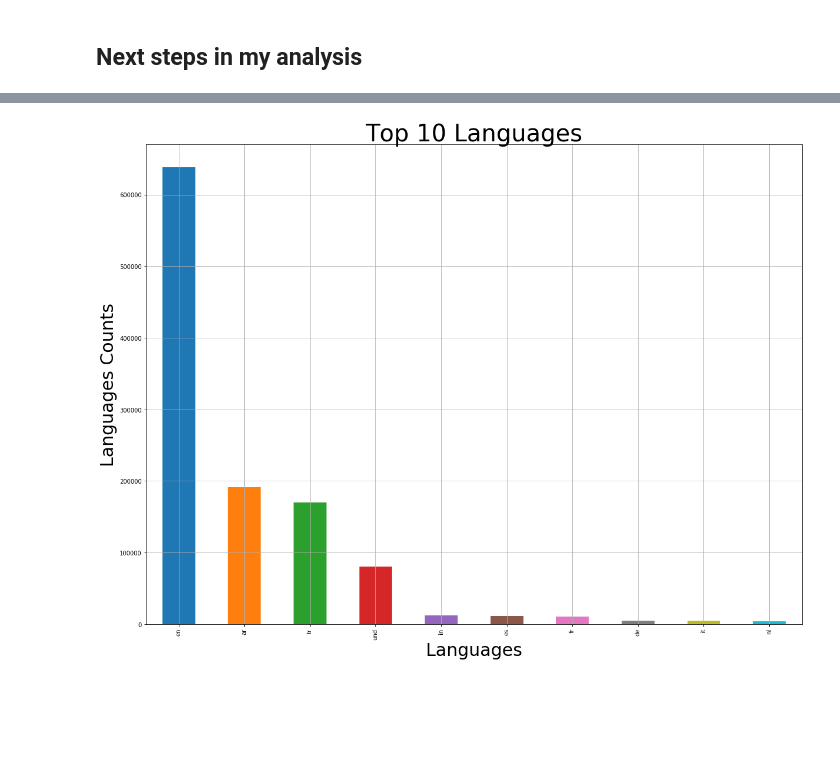
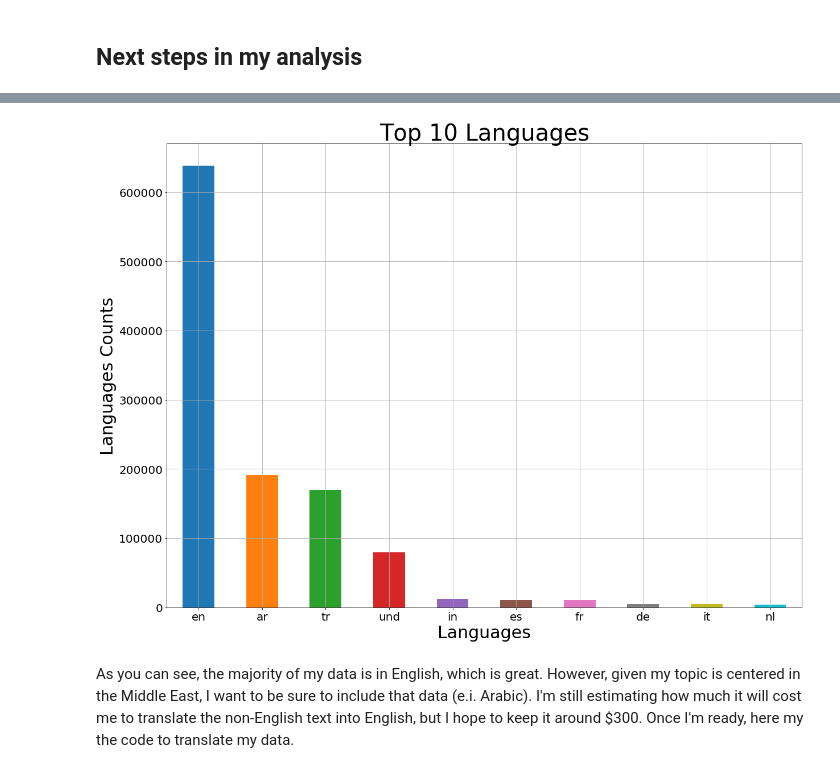
Before and after one commit to adamstueckrath/SyriaProject, a Jupyter notebook: web_scrapers/twitter_data_analysis_v2.ipynb, the cells around one changed output, grey strips where cells are left out. Saved outputs shown, nothing was run; the diff lists cells and outputs as text; code cells hidden in the pictures; blank space fills up the shorter version.

```diff
--- a/web_scrapers/twitter_data_analysis_v2.ipynb
+++ b/web_scrapers/twitter_data_analysis_v2.ipynb
@@ -575,13 +657,18 @@ language_values = tweets_no_rts_df['tweet_lang'].value_counts()[:10]
 # %%
 # make chart on top languages
 language_values.plot(kind='bar', x='lang', y='count', figsize=(20, 15))
 plt.title('Top 10 Languages', size = 40)
 plt.xlabel('Languages', size = 30)
+plt.xticks(rotation='horizontal', size=20)
 plt.ylabel('Languages Counts', size = 30)
+plt.yticks(size=20)
 plt.grid(True)
+plt.savefig('/Users/adamstueckrath/Desktop/top_languages.png')
 plt.show()
 # %% [output]
-[figure, old version]
+[figure, new version]
+# %% [markdown]
+As you can see, the majority of my data is in English, which is great. However, given my topic is centered in the Middle East, I want to be sure to include that data (e.i. Arabic). I'm still estimating how much it will cost me to translate the non-English text into English, but I hope to keep it around $300. Once I'm ready, here my the code to translate my data.
 # %%
 # translate text with Google Cloud Translate API
 import os
```
Also changed, not shown: parts of 27 cells of this notebook.
